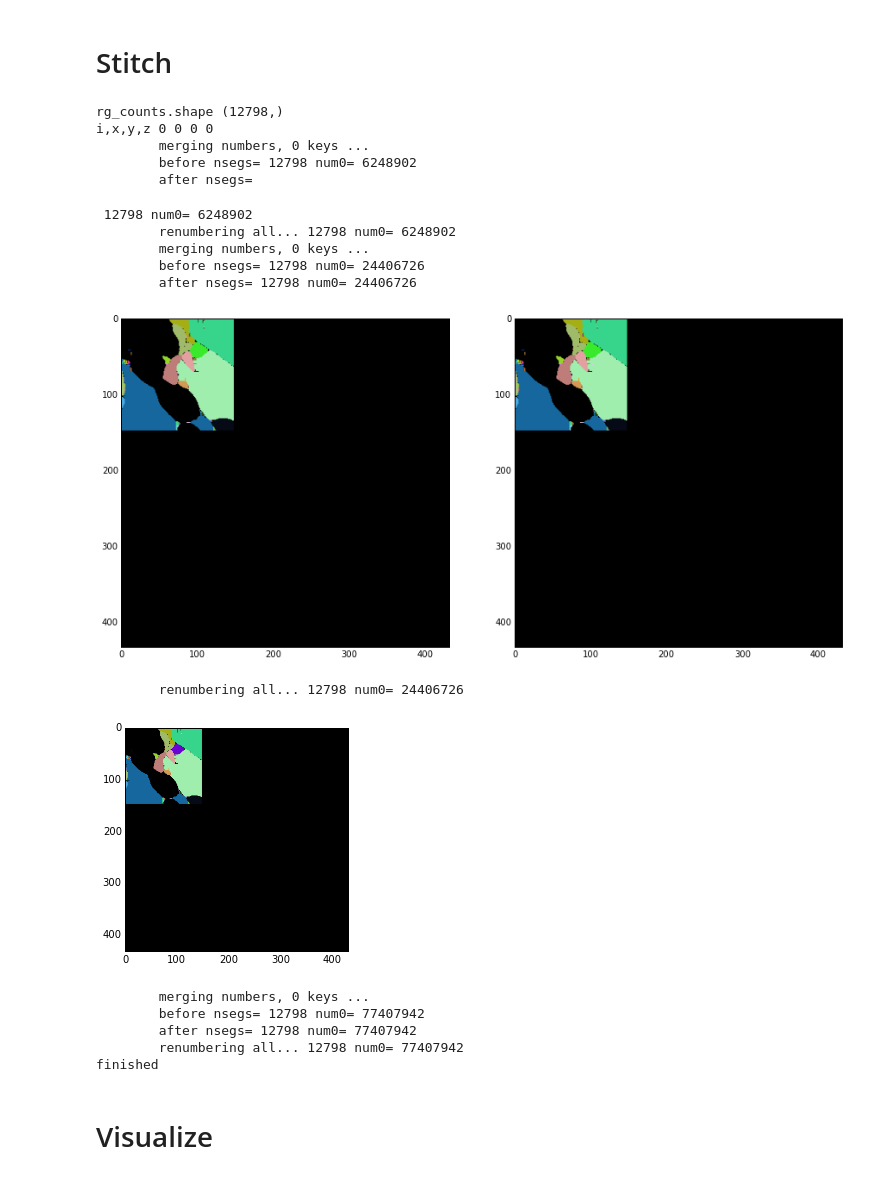
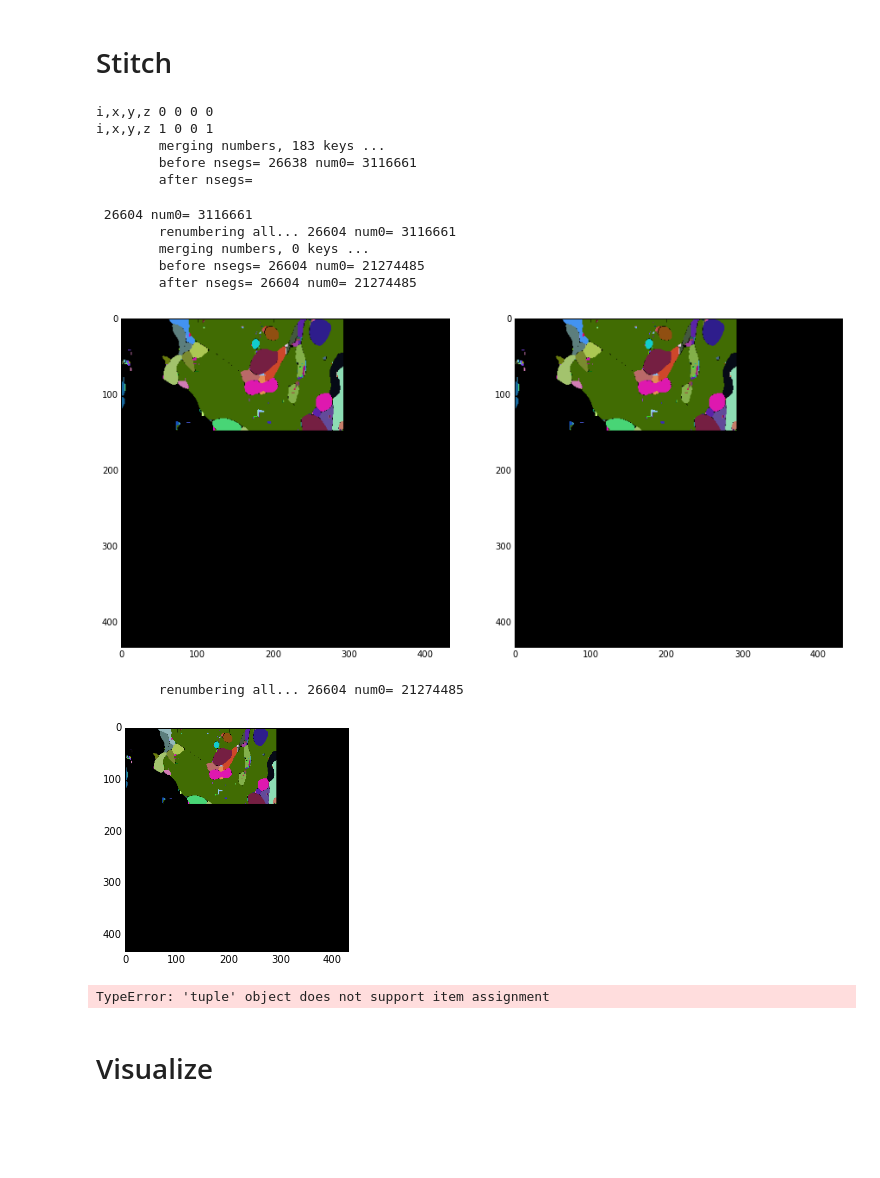
Before and after one commit to csinva/conv-net-scripts, a Jupyter notebook: src_cython/par_tests_3.ipynb, the cells around one changed output. Cells and saved outputs as stored; diff of their text form; code cells hidden in the pictures; blank space fills up the shorter version.

Commit message:
setup for merging rgs,counts

```diff
--- a/src_cython/par_tests_3.ipynb
+++ b/src_cython/par_tests_3.ipynb
@@ -136,8 +136,10 @@ filename = 'basic.h5'
 i = 0
 seg_out = np.zeros(dims,dtype='uint64')
 counts_x = {}
-rg_full = np.empty((0,3))
-for x in range(0,1): #num_vols[0]):
+rg_fulls, rg_counts_fulls = {},{}
+X,Y,Z = (1,1,1)
+
+for x in range(X): #num_vols[0]):
     i = x*num_vols[1]*num_vols[2]
     sx,ex,re_x = starts[i],ends[i],{}
 
@@ -149,9 +151,9 @@ for x in range(0,1): #num_vols[0]):
         xdim = dims[0]-deltas[0]*(num_vols[0]-1)
     ybar = np.zeros((xdim,dims[1],dims[2]),dtype='uint64')
     counts_y = {}
-    for y in range(0,1): #num_vols[1]):
-        i = x*num_vols[1]*num_vols[2]+y*num_vols[2]
-        sy,ey,re_y = starts[i], ends[i], {}
+    for y in range(Y): #num_vols[1]):
+        iy = x*num_vols[1]*num_vols[2]+y*num_vols[2]
+        sy,ey,re_y = starts[iy], ends[iy], {}
 
         # start zbar -----------------------------------------------
         ydim = deltas[1]+7
@@ -162,59 +164,57 @@ for x in range(0,1): #num_vols[0]):
         zbar = np.zeros((xdim,ydim,dims[2]),dtype='uint64')
 
         counts_z = {}
-        for z in range(0,2): #num_vols[2]):
+        for z in range(Z): #num_vols[2]):
             i = x*num_vols[1]*num_vols[2]+y*num_vols[2]+z
             arg,s,e,re_z = args[i],starts[i],ends[i],{}
             basic_file = h5py.File(arg[1]+filename,'r')
             seg = np.array(basic_file['seg'])
             rg = np.array(basic_file['rg'])
             rg_counts = np.array(basic_file['counts'])
             inc = np.max(zbar)+1
             seg[seg!=0]+=inc
             rg[:,:2] += inc
-            rg_full = np.append(rg_full,rg,axis=0)
-
+            rg_fulls[i] = rg
+            rg_counts_fulls[i]=rg_counts
             print "i,x,y,z",i,x,y,z
             if not z==0:
                 re_z = calc_renums(edge_mins=zbar[:,:,s[2]+3],edge_maxes=seg[:,:,3], re=re_z, counts=counts_z)
             zbar[:,:,s[2]:e[2]] = seg[:,:,:]
-        zbar = merge_and_renum(re_z,zbar,inc=False,p=False,counts=counts_z)
+        zbar,rg_fulls,rg_counts = merge_and_renum(re_z,zbar,rg_fulls,rg_counts,range(iy,iy+Z),inc=False,p=False,counts=counts_z)
         zbar[zbar!=0] += np.max(ybar)+1
         # end zbar --------------------------------------------------
-
+'''
         if not y==0:
             re_y = calc_renums(edge_mins=ybar[0:,s[1]+3,:],edge_maxes=zbar[0:,3,:], re=re_y, counts=counts_y)
         ybar[:,sy[1]:ey[1],:] = zbar[:,:,:]
-    ybar = merge_and_renum(re_y,ybar,inc=False,p=True,counts=counts_y)
+    ybar = merge_and_renum(re_y,ybar,rg_full,inc=False,p=True,counts=counts_y)
     ybar[ybar!=0] += np.max(seg_out)+1
 
     # end ybar -------------------------------------------------------
     if not x==0:
         re_x = calc_renums(edge_mins=seg_out[sx[0]+3,:,:],edge_maxes=ybar[3,:,:],re=re_x, counts=counts_x)
     seg_out[sx[0]:ex[0],:,:] = ybar[:,:,:]
-    seg_out = merge_and_renum(re_x,seg_out,inc=False,p=False,counts=counts_x)
+    seg_out = merge_and_renum(re_x,seg_out,rg_full,inc=False,p=False,counts=counts_x)
 
 print "finished"
 # display_seg_xy(seg_out)
+
+'''
 # %% [output]
-rg_counts.shape (12798,)
 i,x,y,z 0 0 0 0
-        merging numbers, 0 keys ...
-        before nsegs= 12798 num0= 6248902
+i,x,y,z 1 0 0 1
+        merging numbers, 183 keys ...
+        before nsegs= 26638 num0= 3116661
         after nsegs=
- 12798 num0= 6248902
-        renumbering all... 12798 num0= 6248902
+ 26604 num0= 3116661
+        renumbering all... 26604 num0= 3116661
         merging numbers, 0 keys ...
-        before nsegs= 12798 num0= 24406726
-        after nsegs= 12798 num0= 24406726
+        before nsegs= 26604 num0= 21274485
+        after nsegs= 26604 num0= 21274485
-[figure, old version]
+[figure, new version]
-        renumbering all... 12798 num0= 24406726
+        renumbering all... 26604 num0= 21274485
-[figure, old version]
+[figure, new version]
-        merging numbers, 0 keys ...
-        before nsegs= 12798 num0= 77407942
-        after nsegs= 12798 num0= 77407942
-        renumbering all... 12798 num0= 77407942
-finished
+TypeError: 'tuple' object does not support item assignment
 # %%
 # stitch methods
 def calc_renums(edge_mins,edge_maxes, re, counts={}):
```
Also changed, not shown: parts of 5 cells of this notebook.
